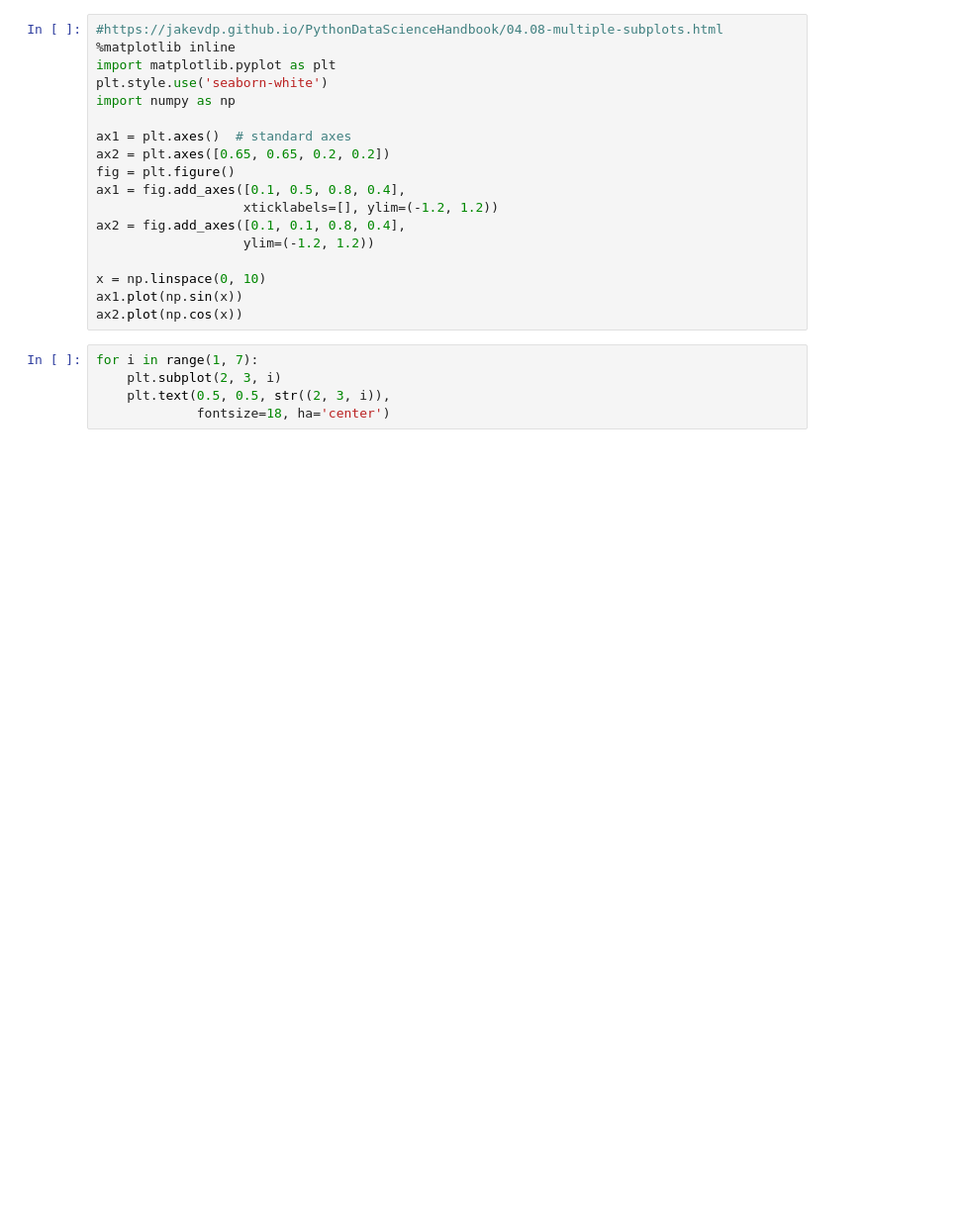
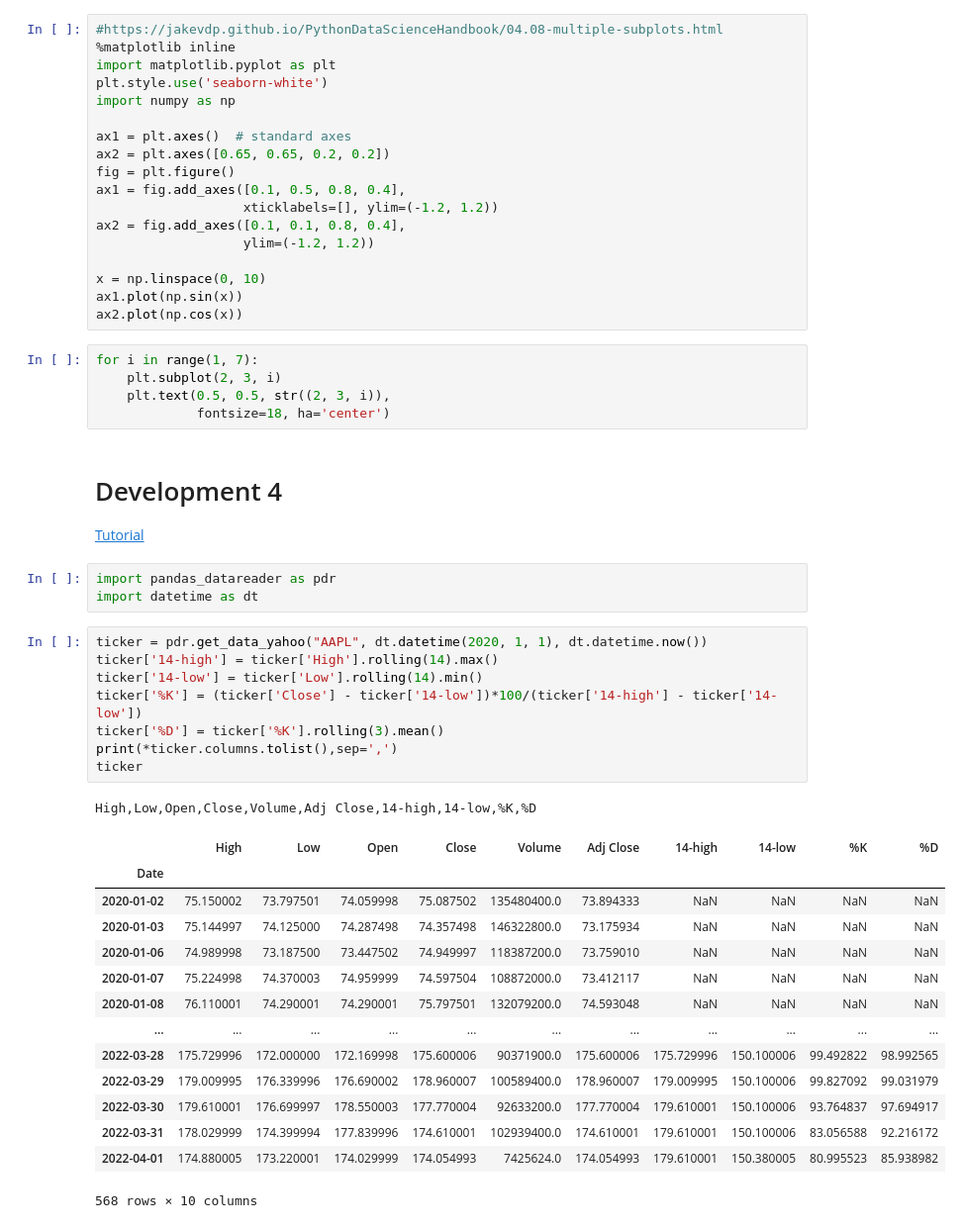
Before and after one commit to MarcoPluchino/2021_FinanceJupyterTutorial, a Jupyter notebook: rbt/notebook/wc_20220329_prova.ipynb, the cells around one changed output. Shown at 99% size. Drawn from its saved outputs; the diff is of its cells as text; blank space fills up the shorter version.

```diff
--- a/rbt/notebook/wc_20220329_prova.ipynb
+++ b/rbt/notebook/wc_20220329_prova.ipynb
@@ -428,3 +429,33 @@ for i in range(1, 7):
     plt.subplot(2, 3, i)
     plt.text(0.5, 0.5, str((2, 3, i)),
              fontsize=18, ha='center')
+# %% [markdown]
+# Development 4
+[Tutorial](https://www.learnpythonwithrune.org/pandas-calculate-the-stochastic-oscillator-indicator-for-stocks/)
+# %%
+import pandas_datareader as pdr
+import datetime as dt
+# %%
+ticker = pdr.get_data_yahoo("AAPL", dt.datetime(2020, 1, 1), dt.datetime.now())
+ticker['14-high'] = ticker['High'].rolling(14).max()
+ticker['14-low'] = ticker['Low'].rolling(14).min()
+ticker['%K'] = (ticker['Close'] - ticker['14-low'])*100/(ticker['14-high'] - ticker['14-low'])
+ticker['%D'] = ticker['%K'].rolling(3).mean()
+print(*ticker.columns.tolist(),sep=',')
+ticker
+# %% [output]
+High,Low,Open,Close,Volume,Adj Close,14-high,14-low,%K,%D
+|  | High | Low | Open | Close | Volume | Adj Close | 14-high | 14-low | %K | %D |
+| Date |  |  |  |  |  |  |  |  |  |  |
+| 2020-01-02 | 75.150002 | 73.797501 | 74.059998 | 75.087502 | 135480400.0 | 73.894333 | NaN | NaN | NaN | NaN |
+| 2020-01-03 | 75.144997 | 74.125000 | 74.287498 | 74.357498 | 146322800.0 | 73.175934 | NaN | NaN | NaN | NaN |
+| 2020-01-06 | 74.989998 | 73.187500 | 73.447502 | 74.949997 | 118387200.0 | 73.759010 | NaN | NaN | NaN | NaN |
+| 2020-01-07 | 75.224998 | 74.370003 | 74.959999 | 74.597504 | 108872000.0 | 73.412117 | NaN | NaN | NaN | NaN |
+| 2020-01-08 | 76.110001 | 74.290001 | 74.290001 | 75.797501 | 132079200.0 | 74.593048 | NaN | NaN | NaN | NaN |
+| ... | ... | ... | ... | ... | ... | ... | ... | ... | ... | ... |
+| 2022-03-28 | 175.729996 | 172.000000 | 172.169998 | 175.600006 | 90371900.0 | 175.600006 | 175.729996 | 150.100006 | 99.492822 | 98.992565 |
+| 2022-03-29 | 179.009995 | 176.339996 | 176.690002 | 178.960007 | 100589400.0 | 178.960007 | 179.009995 | 150.100006 | 99.827092 | 99.031979 |
+| 2022-03-30 | 179.610001 | 176.699997 | 178.550003 | 177.770004 | 92633200.0 | 177.770004 | 179.610001 | 150.100006 | 93.764837 | 97.694917 |
+| 2022-03-31 | 178.029999 | 174.399994 | 177.839996 | 174.610001 | 102939400.0 | 174.610001 | 179.610001 | 150.100006 | 83.056588 | 92.216172 |
+| 2022-04-01 | 174.880005 | 173.220001 | 174.029999 | 174.054993 | 7425624.0 | 174.054993 | 179.610001 | 150.380005 | 80.995523 | 85.938982 |
+568 rows × 10 columns
```
Also changed, not shown: parts of 4 cells of this notebook, 1 other file.
